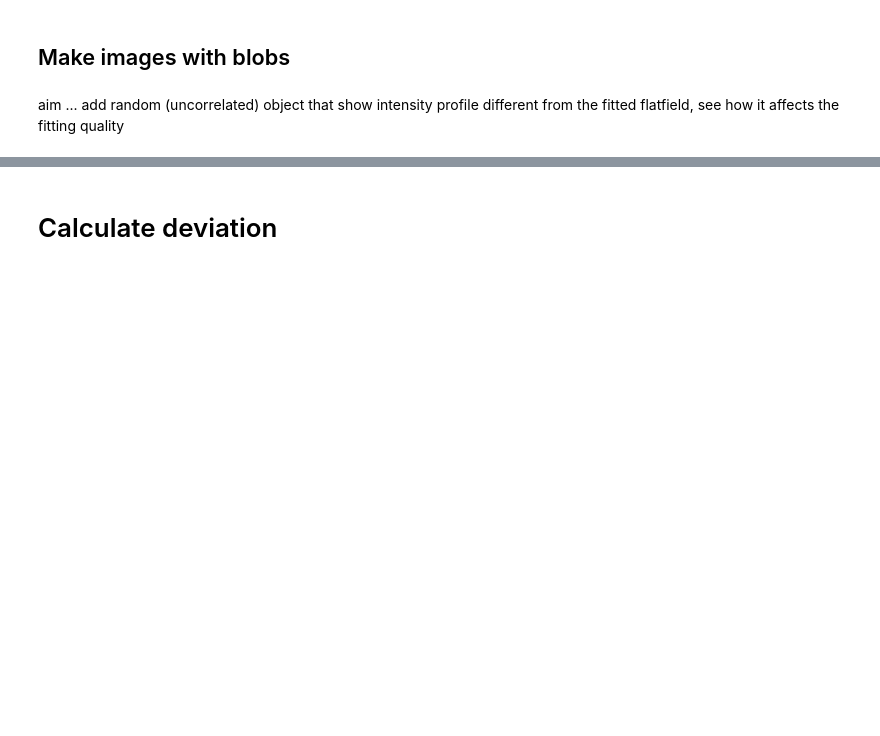
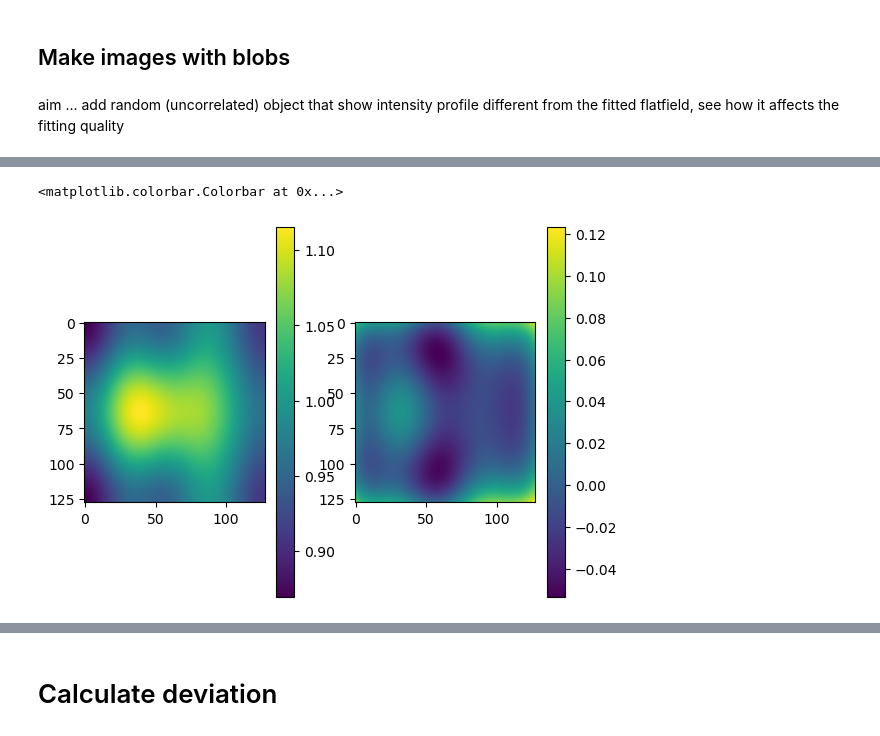
Before and after one commit to yfukai/BaSiCpy, a Jupyter notebook: misc_notebooks/analysis_for_publication/synthesized_data/002a_fitting.ipynb, the cells around one changed output, grey strips where cells are left out. Cells and saved outputs as stored; diff of their text form; code cells hidden in the pictures; blank space fills up the shorter version.

```diff
--- a/misc_notebooks/analysis_for_publication/synthesized_data/002a_fitting.ipynb
+++ b/misc_notebooks/analysis_for_publication/synthesized_data/002a_fitting.ipynb
@@ -146,9 +156,12 @@ jax.config.update("jax_platform_name", "gpu")
 # %%
-b = BaSiC(get_darkfield=False)
+b = BaSiC(get_darkfield=False,smoothness_flatfield=7)
 b.fit(np.array(images))
 plt.subplot(121)
 plt.imshow(b.flatfield)
 plt.colorbar()
 plt.subplot(122)
 plt.imshow(b.flatfield / np.mean(b.flatfield) - flatfield_profiles[0])
 plt.colorbar()
+# %% [output]
+<matplotlib.colorbar.Colorbar at 0x...>
+[figure, added]
```
Also changed, not shown: parts of 21 cells of this notebook, 3 other files.
